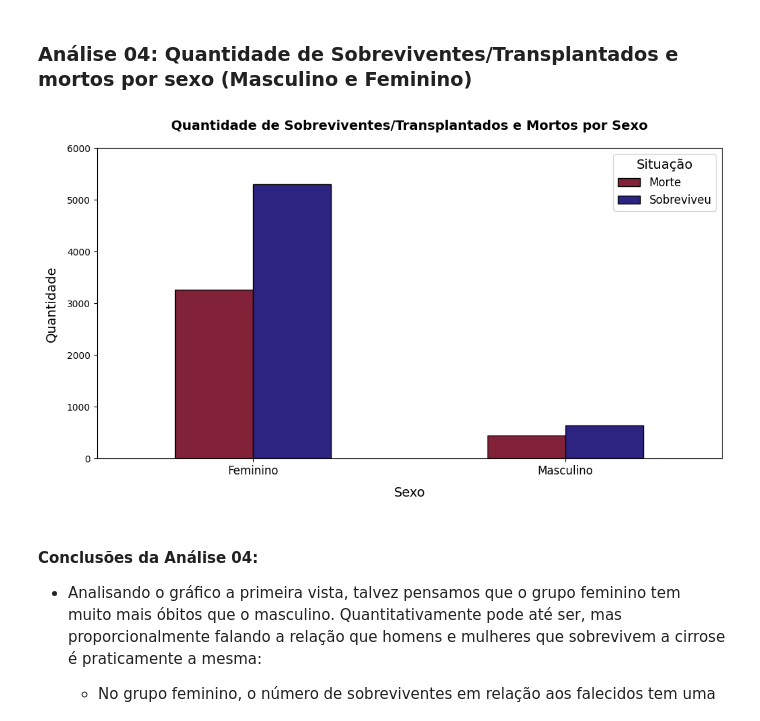
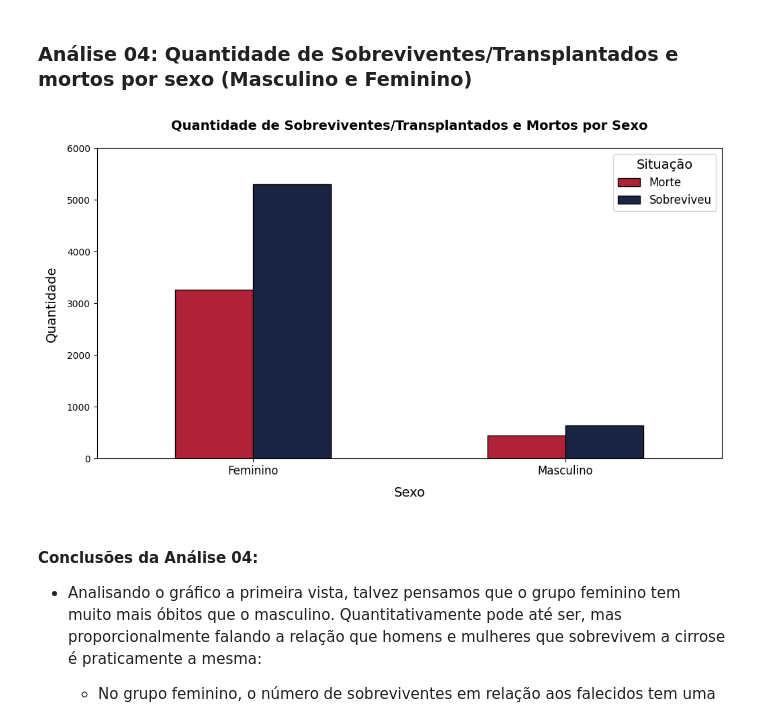
Before and after one commit to rodrigo0567/Cirrosifier-TRAINEES1, a Jupyter notebook: notebooks/eda_categoricos.ipynb, the cells around one changed output. Cells and saved outputs as stored; diff of their text form; code cells hidden in the pictures.

```diff
--- a/notebooks/eda_categoricos.ipynb
+++ b/notebooks/eda_categoricos.ipynb
@@ -165,25 +165,25 @@ plt.show()
 # %%
 # Considerando o valor de "Transplante" como "Sobreviveu"
 df_cirrose['Situação'] = df_cirrose['Situação'].replace('Transplante', 'Sobreviveu')
 
 # Contando sobreviventes/transplantados e mortos por sexo
 contagem = df_cirrose.groupby(['Sexo', 'Situação']).size().unstack()
 
 fig, ax = plt.subplots(figsize=(12, 6))
-colors = ['#1b2442', '#b02238']
+colors = ['#b02238', '#1b2442']
 
 contagem.plot(kind='bar', ax=ax, stacked=False, color=colors, edgecolor='black')
 plt.xlabel('Sexo', fontsize=14, labelpad=10)
 plt.ylabel('Quantidade', fontsize=14, labelpad=10)
 plt.title('Quantidade de Sobreviventes/Transplantados e Mortos por Sexo', fontsize=14, fontweight='bold', pad=20)
 legend_labels = ['Morte', 'Sobreviveu']
 plt.legend(legend_labels, fontsize=12, title='Situação', title_fontsize=14)
 ax.set_ylim(0, 6000)
 ax.set_xticklabels(['Feminino', 'Masculino'], rotation=0, ha='center', fontsize=12)
 
 plt.show()
 # %% [output]
-[figure, old version]
+[figure, new version]
 # %% [markdown]
 #### Conclusões da Análise 04:
 * Analisando o gráfico a primeira vista, talvez pensamos que o grupo feminino tem muito mais óbitos que o masculino. Quantitativamente pode até ser, mas proporcionalmente falando a relação que homens e mulheres que sobrevivem a cirrose é praticamente a mesma:
```
Also changed, not shown: parts of 1 cell of this notebook.
